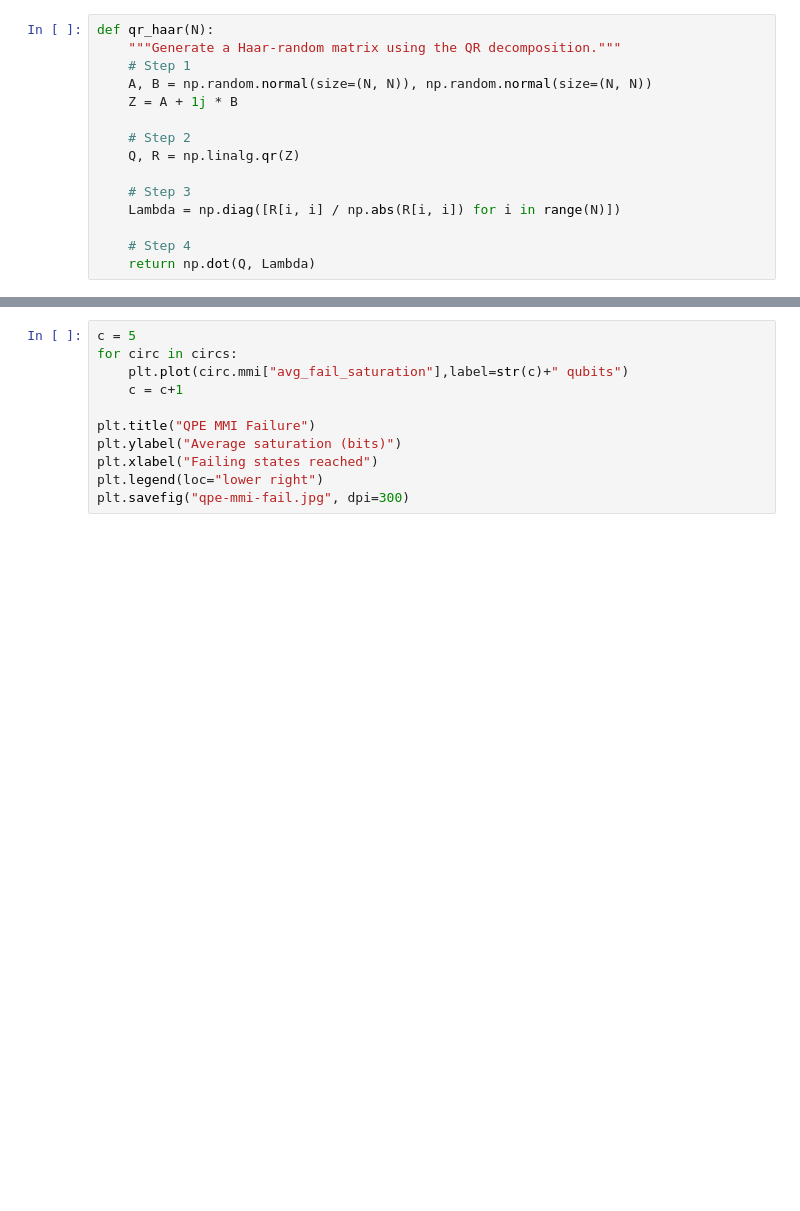
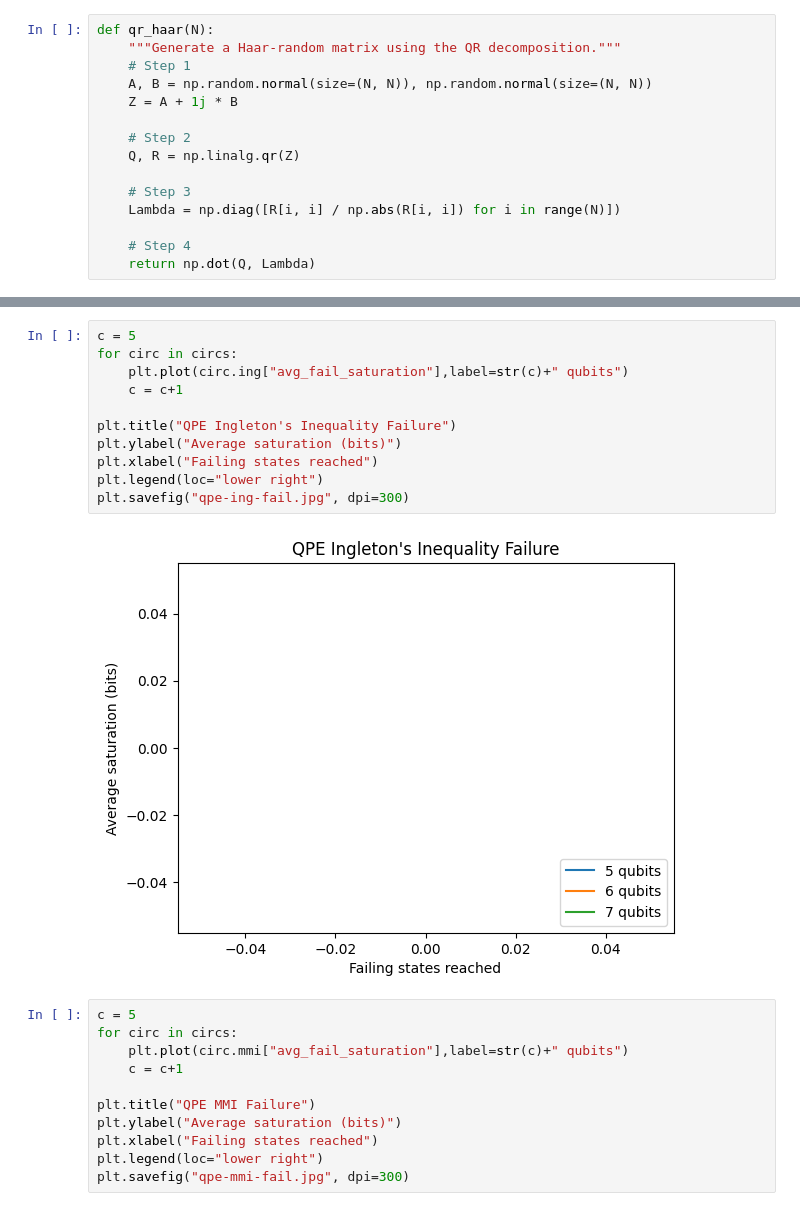
Before and after one commit to DylanJVA/QI_Research, a Jupyter notebook: QIP_Usage2.ipynb, the cells around one changed output, grey strips where cells are left out. Cells and saved outputs as stored; diff of their text form; blank space fills up the shorter version.

```diff
--- a/QIP_Usage2.ipynb
+++ b/QIP_Usage2.ipynb
@@ -399,3 +401,16 @@ print(circs[0].mmi["avg_saturation"])
+# %%
+c = 5
+for circ in circs:
+    plt.plot(circ.ing["avg_fail_saturation"],label=str(c)+" qubits")
+    c = c+1
+
+plt.title("QPE Ingleton's Inequality Failure")
+plt.ylabel("Average saturation (bits)")
+plt.xlabel("Failing states reached")
+plt.legend(loc="lower right")
+plt.savefig("qpe-ing-fail.jpg", dpi=300)
+# %% [output]
+[figure, added]
 # %%
 c = 5
 for circ in circs:
```
Also changed, not shown: parts of 11 cells of this notebook.
